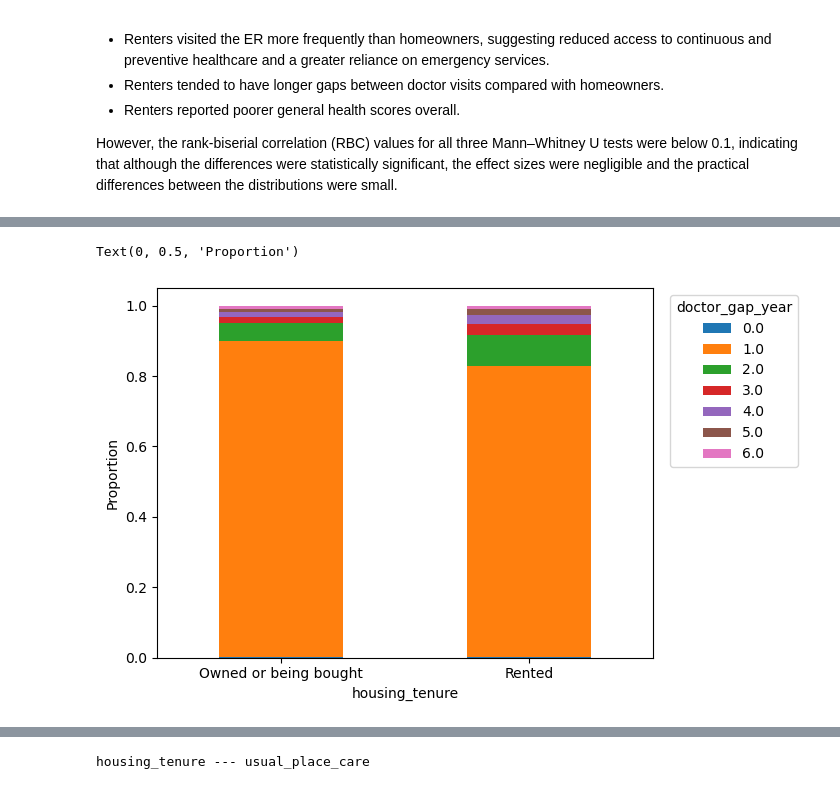
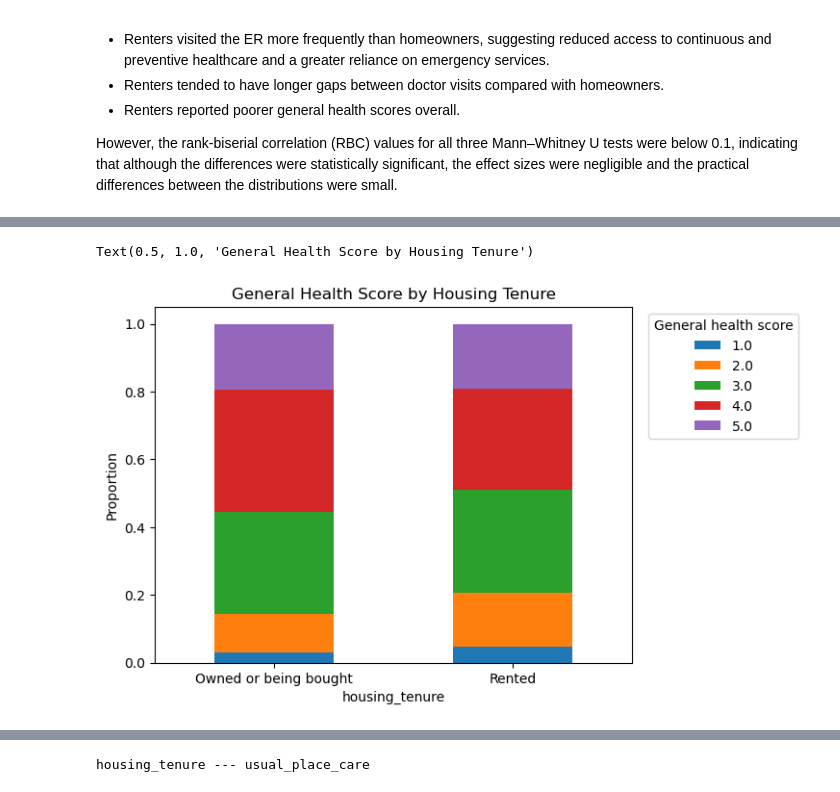
Before and after one commit to COGS108/Group-SP26-079, a Jupyter notebook: 02-EDACheckpoint.ipynb, the cells around one changed output, grey strips where cells are left out. Cells and saved outputs as stored; diff of their text form; code cells hidden in the pictures.

```diff
--- a/02-EDACheckpoint.ipynb
+++ b/02-EDACheckpoint.ipynb
@@ -367,20 +391,21 @@ Text(0, 0.5, 'Proportion')
 # %%
-tenure_gap_stacked = pd.crosstab(
+tenure_health_stacked = pd.crosstab(
     data_drop_other['housing_tenure'],
-    data_drop_other['doctor_gap_yr'],
+    data_drop_other['general_health'],
     normalize='index'
 )
 
-ax=tenure_gap_stacked.plot(
+ax=tenure_health_stacked.plot(
     kind='bar',
     stacked=True
 )
 ax.legend(
-    title='doctor_gap_year',
+    title='General health score',
     bbox_to_anchor=(1.02, 1)
 )
 ax.tick_params(axis='x', labelrotation=0)
 ax.set_ylabel('Proportion')
+plt.title('General Health Score by Housing Tenure')
 # %% [output]
-Text(0, 0.5, 'Proportion')
+Text(0.5, 1.0, 'General Health Score by Housing Tenure')
-[figure, old version]
+[figure, new version]
```
Also changed, not shown: parts of 5 cells of this notebook.
